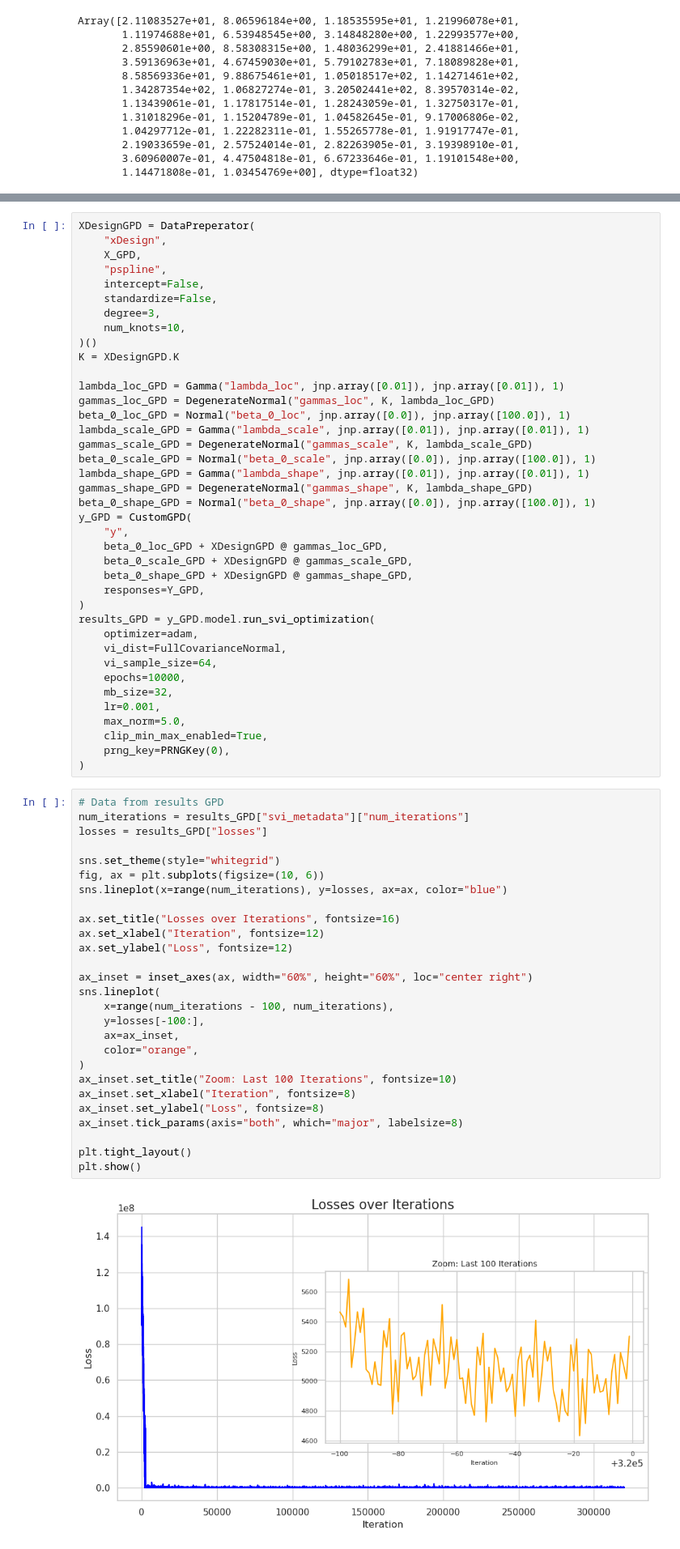
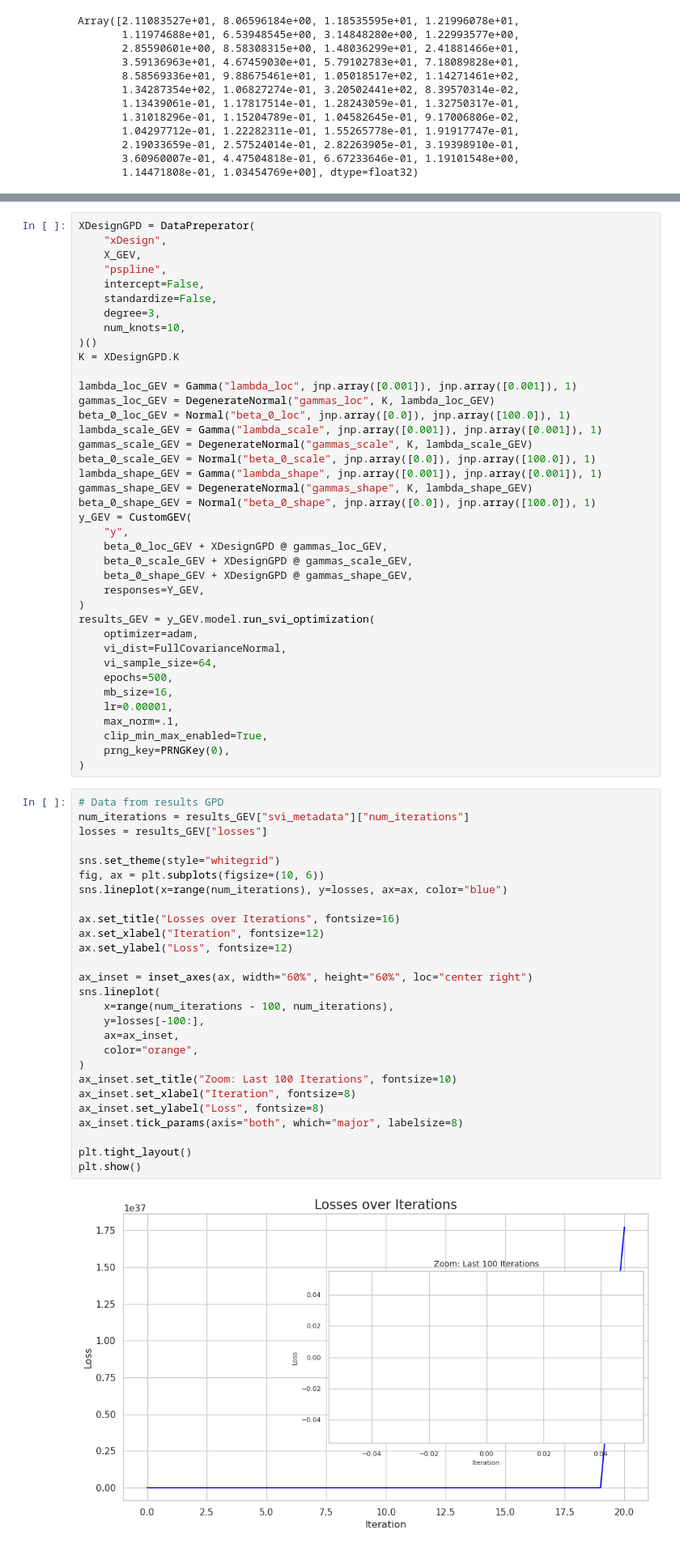
Before and after one commit to marweda/master-s-thesis, a Jupyter notebook: notebooks/vigamlss_demo.ipynb, the cells around one changed output, grey strips where cells are left out. Shown at 81% size. Cells and saved outputs as stored; diff of their text form.

Commit message:
Tried CustomGEV

```diff
--- a/notebooks/vigamlss_demo.ipynb
+++ b/notebooks/vigamlss_demo.ipynb
@@ -268,7 +266,7 @@ plt.show()
 # %%
 XDesignGPD = DataPreperator(
     "xDesign",
-    X_GPD,
+    X_GEV,
     "pspline",
     intercept=False,
     standardize=False,
@@ -277,60 +275,60 @@ XDesignGPD = DataPreperator(
 )()
 K = XDesignGPD.K
 
-lambda_loc_GPD = Gamma("lambda_loc", jnp.array([0.01]), jnp.array([0.01]), 1)
-gammas_loc_GPD = DegenerateNormal("gammas_loc", K, lambda_loc_GPD)
-beta_0_loc_GPD = Normal("beta_0_loc", jnp.array([0.0]), jnp.array([100.0]), 1)
-lambda_scale_GPD = Gamma("lambda_scale", jnp.array([0.01]), jnp.array([0.01]), 1)
-gammas_scale_GPD = DegenerateNormal("gammas_scale", K, lambda_scale_GPD)
-beta_0_scale_GPD = Normal("beta_0_scale", jnp.array([0.0]), jnp.array([100.0]), 1)
-lambda_shape_GPD = Gamma("lambda_shape", jnp.array([0.01]), jnp.array([0.01]), 1)
-gammas_shape_GPD = DegenerateNormal("gammas_shape", K, lambda_shape_GPD)
-beta_0_shape_GPD = Normal("beta_0_shape", jnp.array([0.0]), jnp.array([100.0]), 1)
-y_GPD = CustomGPD(
+lambda_loc_GEV = Gamma("lambda_loc", jnp.array([0.001]), jnp.array([0.001]), 1)
+gammas_loc_GEV = DegenerateNormal("gammas_loc", K, lambda_loc_GEV)
+beta_0_loc_GEV = Normal("beta_0_loc", jnp.array([0.0]), jnp.array([100.0]), 1)
+lambda_scale_GEV = Gamma("lambda_scale", jnp.array([0.001]), jnp.array([0.001]), 1)
+gammas_scale_GEV = DegenerateNormal("gammas_scale", K, lambda_scale_GEV)
+beta_0_scale_GEV = Normal("beta_0_scale", jnp.array([0.0]), jnp.array([100.0]), 1)
+lambda_shape_GEV = Gamma("lambda_shape", jnp.array([0.001]), jnp.array([0.001]), 1)
+gammas_shape_GEV = DegenerateNormal("gammas_shape", K, lambda_shape_GEV)
+beta_0_shape_GEV = Normal("beta_0_shape", jnp.array([0.0]), jnp.array([100.0]), 1)
+y_GEV = CustomGEV(
     "y",
-    beta_0_loc_GPD + XDesignGPD @ gammas_loc_GPD,
-    beta_0_scale_GPD + XDesignGPD @ gammas_scale_GPD,
-    beta_0_shape_GPD + XDesignGPD @ gammas_shape_GPD,
-    responses=Y_GPD,
+    beta_0_loc_GEV + XDesignGPD @ gammas_loc_GEV,
+    beta_0_scale_GEV + XDesignGPD @ gammas_scale_GEV,
+    beta_0_shape_GEV + XDesignGPD @ gammas_shape_GEV,
+    responses=Y_GEV,
 )
-results_GPD = y_GPD.model.run_svi_optimization(
+results_GEV = y_GEV.model.run_svi_optimization(
     optimizer=adam,
     vi_dist=FullCovarianceNormal,
     vi_sample_size=64,
-    epochs=10000,
-    mb_size=32,
-    lr=0.001,
-    max_norm=5.0,
+    epochs=500,
+    mb_size=16,
+    lr=0.00001,
+    max_norm=.1,
     clip_min_max_enabled=True,
     prng_key=PRNGKey(0),
 )
 # %%
 # Data from results GPD
-num_iterations = results_GPD["svi_metadata"]["num_iterations"]
-losses = results_GPD["losses"]
+num_iterations = results_GEV["svi_metadata"]["num_iterations"]
+losses = results_GEV["losses"]
 
 sns.set_theme(style="whitegrid")
 fig, ax = plt.subplots(figsize=(10, 6))
 sns.lineplot(x=range(num_iterations), y=losses, ax=ax, color="blue")
 
 ax.set_title("Losses over Iterations", fontsize=16)
 ax.set_xlabel("Iteration", fontsize=12)
 ax.set_ylabel("Loss", fontsize=12)
 
 ax_inset = inset_axes(ax, width="60%", height="60%", loc="center right")
 sns.lineplot(
     x=range(num_iterations - 100, num_iterations),
     y=losses[-100:],
     ax=ax_inset,
     color="orange",
 )
 ax_inset.set_title("Zoom: Last 100 Iterations", fontsize=10)
 ax_inset.set_xlabel("Iteration", fontsize=8)
 ax_inset.set_ylabel("Loss", fontsize=8)
 ax_inset.tick_params(axis="both", which="major", labelsize=8)
 
 plt.tight_layout()
 plt.show()
 # %% [output]
-[figure, old version]
+[figure, new version]
 # %%
```
Also changed, not shown: parts of 4 cells of this notebook.
